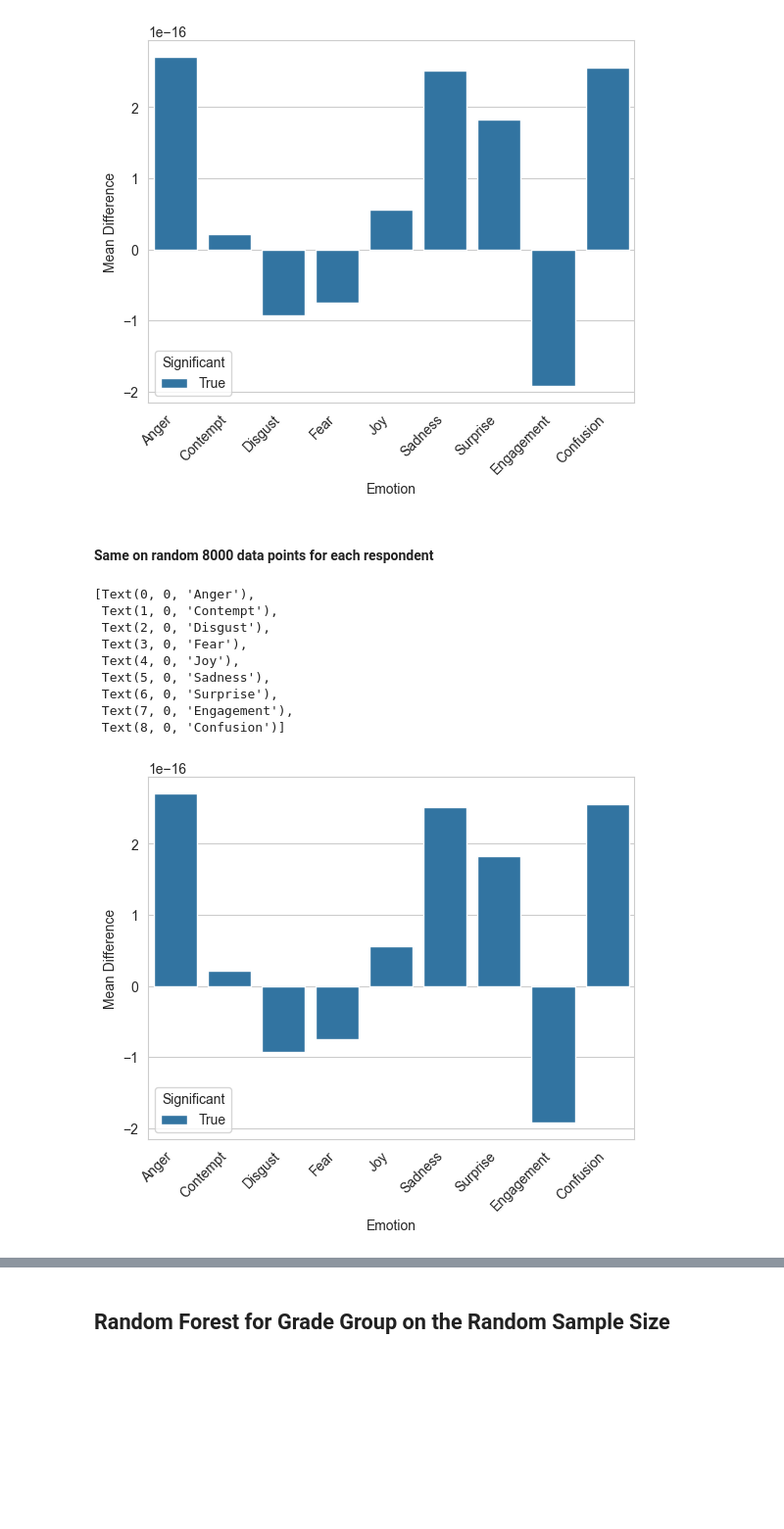
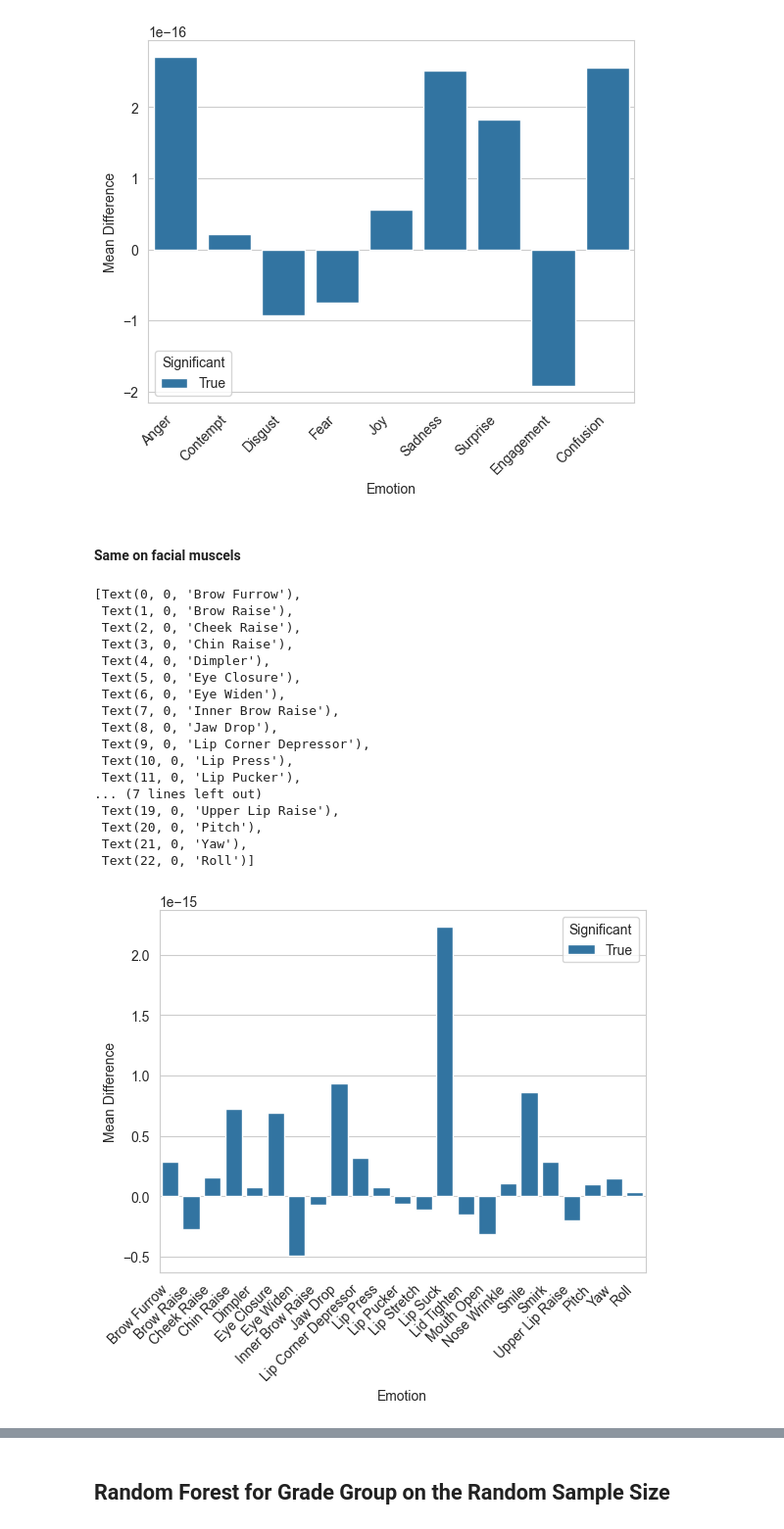
Before and after one commit to litalshl/classifiers, a Jupyter notebook: grade groups model/all_respondents_with_grades_normalized.ipynb, the cells around one changed output, grey strips where cells are left out. Shown at 98% size. Drawn from its saved outputs; the diff is of its cells as text; code cells hidden in the pictures; blank space fills up the shorter version.

```diff
--- a/grade groups model/all_respondents_with_grades_normalized.ipynb
+++ b/grade groups model/all_respondents_with_grades_normalized.ipynb
@@ -588,46 +588,58 @@ ax.set_xticklabels(ax.get_xticklabels(), rotation=45, ha='right')
  Text(8, 0, 'Confusion')]
 [figure]
 # %% [markdown]
-<h4>Same on random 8000 data points for each respondent</h4>
+<h4>Same on facial muscels</h4>
 # %%
 import pandas as pd
 import seaborn as sns
 from scipy.stats import mannwhitneyu
 
-selected_columns = ['Anger', 'Contempt', 'Disgust', 'Fear', 'Joy', 'Sadness', 'Surprise',
-       'Engagement', 'Confusion']
+selected_columns = ['Brow Furrow', 'Brow Raise', 'Cheek Raise', 'Chin Raise',
+       'Dimpler', 'Eye Closure', 'Eye Widen', 'Inner Brow Raise', 'Jaw Drop',
+       'Lip Corner Depressor', 'Lip Press', 'Lip Pucker', 'Lip Stretch',
+       'Lip Suck', 'Lid Tighten', 'Mouth Open', 'Nose Wrinkle', 'Smile',
+       'Smirk', 'Upper Lip Raise', 'Pitch', 'Yaw',
+       'Roll',]
 
 # Group the data by the respondent ID and randomly select 8000 observations from each group
-sampled_data = normalized_df.groupby('Respondent').apply(lambda x: x.sample(n=8000))
+# sampled_data = facial_expressions_data.groupby('Respondent').apply(lambda x: x.sample(n=8000))
 
 # Perform the t-test for each column between the two groups
 results = []
 for col in selected_columns:
-        above_55 = sampled_data.loc[sampled_data['Grade Group'] == 'Above 55', col]
-        below_55 = sampled_data.loc[sampled_data['Grade Group'] == 'Below 55', col]
+        above_55 = normalized_df.loc[normalized_df['Grade Group'] == 'Above 55', col]
+        below_55 = normalized_df.loc[normalized_df['Grade Group'] == 'Below 55', col]
         statistic, pval = mannwhitneyu(above_55, below_55, alternative='two-sided')
         if pval <= 0.005:
             sig = True
         else:
             sig = False
         mean_diff = above_55.mean() - below_55.mean()
         results.append({'Emotion': col, 'Mean Difference': mean_diff, 'Significant': sig})
 
 # Create a DataFrame from the results
 results_df = pd.DataFrame(results)
 
 # Visualize the results using a bar plot
 sns.set_style("whitegrid")
 ax = sns.barplot(x="Emotion", y="Mean Difference", hue="Significant", data=results_df)
 ax.set_xticklabels(ax.get_xticklabels(), rotation=45, ha='right')
 # %% [output]
-[Text(0, 0, 'Anger'),
- Text(1, 0, 'Contempt'),
- Text(2, 0, 'Disgust'),
- Text(3, 0, 'Fear'),
- Text(4, 0, 'Joy'),
- Text(5, 0, 'Sadness'),
- Text(6, 0, 'Surprise'),
- Text(7, 0, 'Engagement'),
- Text(8, 0, 'Confusion')]
+[Text(0, 0, 'Brow Furrow'),
+ Text(1, 0, 'Brow Raise'),
+ Text(2, 0, 'Cheek Raise'),
+ Text(3, 0, 'Chin Raise'),
+ Text(4, 0, 'Dimpler'),
+ Text(5, 0, 'Eye Closure'),
+ Text(6, 0, 'Eye Widen'),
+ Text(7, 0, 'Inner Brow Raise'),
+ Text(8, 0, 'Jaw Drop'),
+ Text(9, 0, 'Lip Corner Depressor'),
+ Text(10, 0, 'Lip Press'),
+ Text(11, 0, 'Lip Pucker'),
+... (7 lines left out)
+ Text(19, 0, 'Upper Lip Raise'),
+ Text(20, 0, 'Pitch'),
+ Text(21, 0, 'Yaw'),
+ Text(22, 0, 'Roll')]
-[figure, old version]
+[figure, new version]
```
Also changed, not shown: parts of 3 cells of this notebook.
